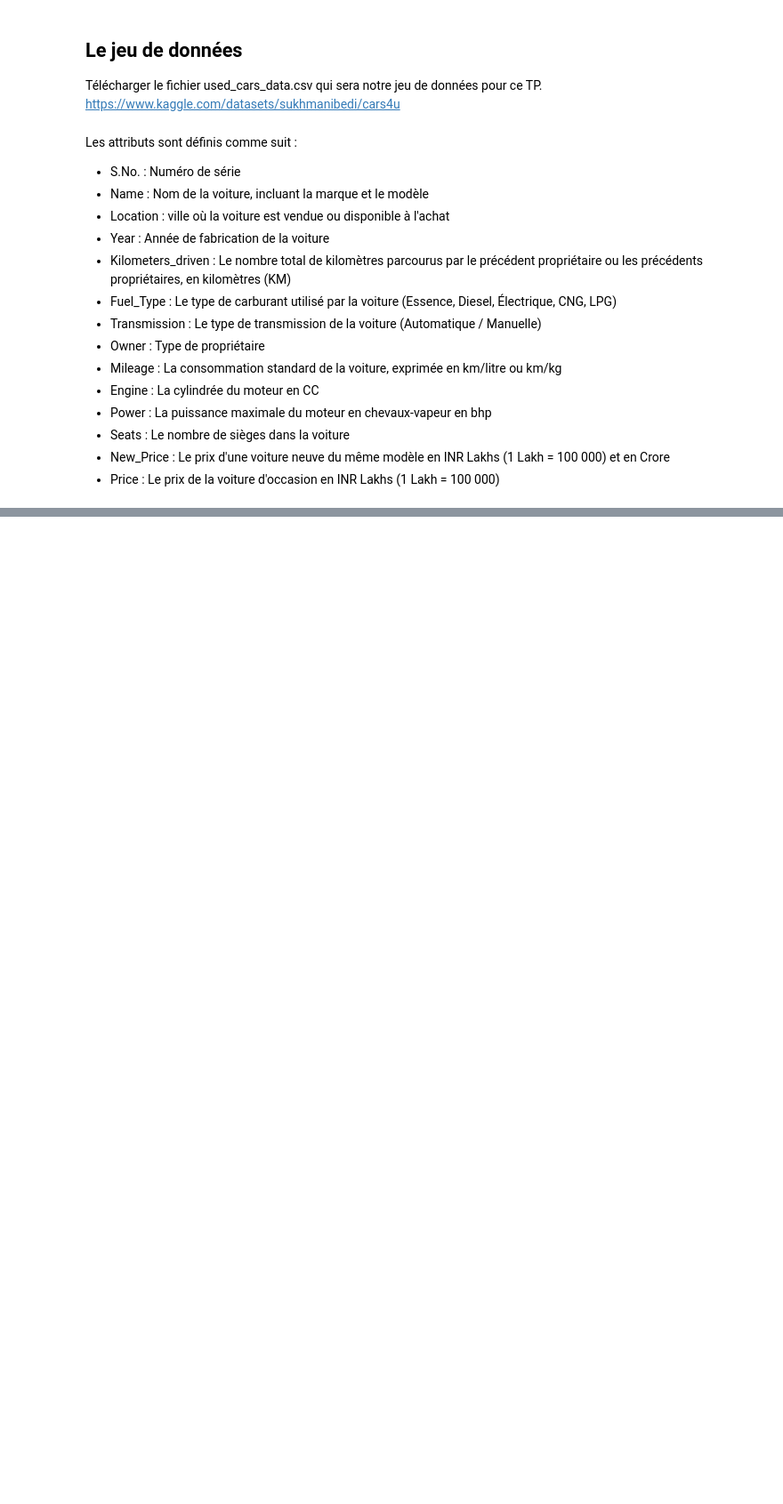
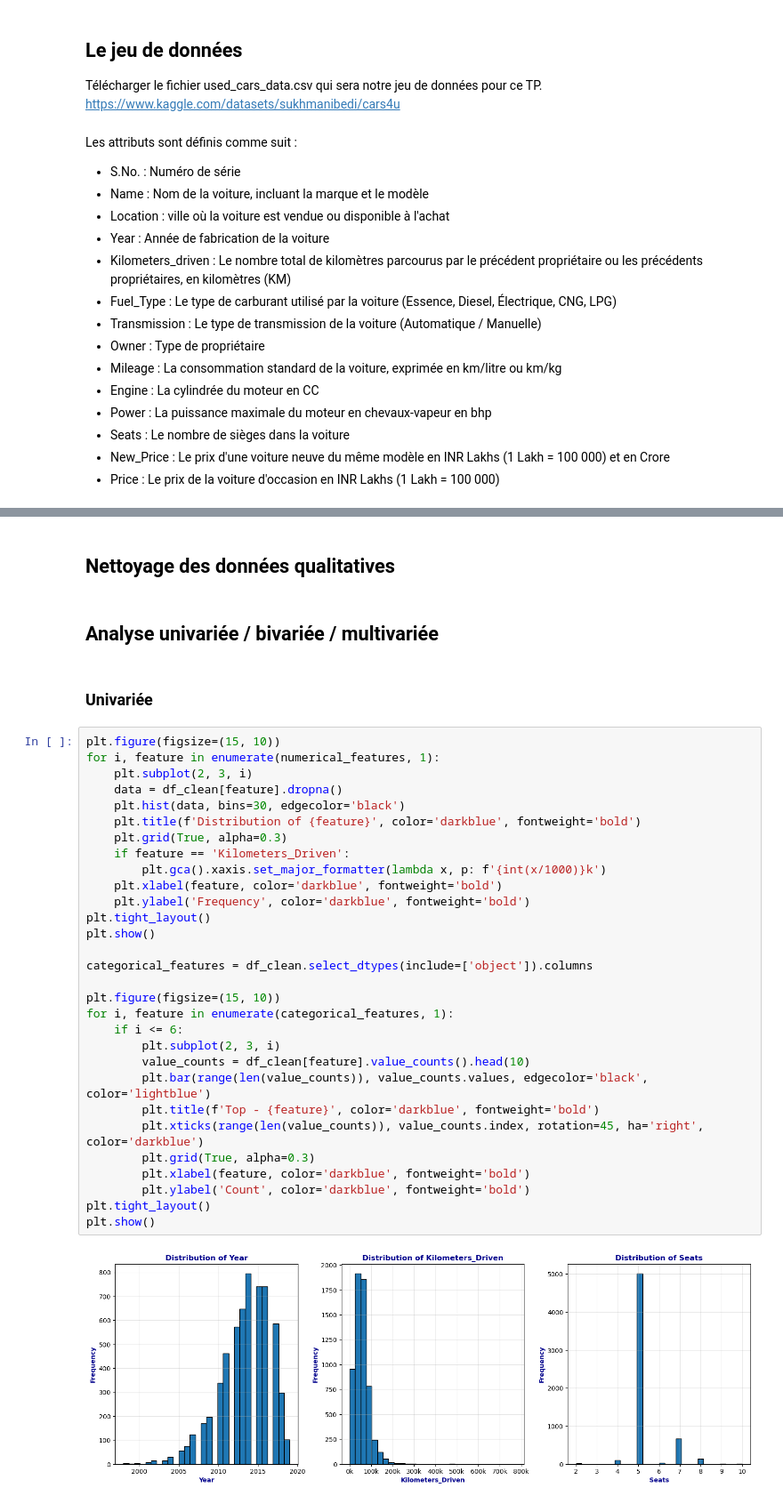
Before and after one commit to Ptitlu42/TP_data_mining, a Jupyter notebook: TP_eda.ipynb, the cells around one changed output, grey strips where cells are left out. Shown at 89% size. Saved outputs shown, nothing was run; the diff lists cells and outputs as text; blank space fills up the shorter version.

```diff
--- a/TP_eda.ipynb
+++ b/TP_eda.ipynb
@@ -86,0 +264,38 @@ Price: 125.2
+# %% [markdown]
+## Nettoyage des données qualitatives
+# %% [markdown]
+## Analyse univariée / bivariée / multivariée
+# %% [markdown]
+### Univariée
+# %%
+plt.figure(figsize=(15, 10))
+for i, feature in enumerate(numerical_features, 1):
+    plt.subplot(2, 3, i)
+    data = df_clean[feature].dropna()
+    plt.hist(data, bins=30, edgecolor='black')
+    plt.title(f'Distribution of {feature}', color='darkblue', fontweight='bold')
+    plt.grid(True, alpha=0.3)
+    if feature == 'Kilometers_Driven':
+        plt.gca().xaxis.set_major_formatter(lambda x, p: f'{int(x/1000)}k')
+    plt.xlabel(feature, color='darkblue', fontweight='bold')
+    plt.ylabel('Frequency', color='darkblue', fontweight='bold')
+plt.tight_layout()
+plt.show()
+
+categorical_features = df_clean.select_dtypes(include=['object']).columns
+
+plt.figure(figsize=(15, 10))
+for i, feature in enumerate(categorical_features, 1):
+    if i <= 6:
+        plt.subplot(2, 3, i)
+        value_counts = df_clean[feature].value_counts().head(10)
+        plt.bar(range(len(value_counts)), value_counts.values, edgecolor='black', color='lightblue')
+        plt.title(f'Top - {feature}', color='darkblue', fontweight='bold')
+        plt.xticks(range(len(value_counts)), value_counts.index, rotation=45, ha='right', color='darkblue')
+        plt.grid(True, alpha=0.3)
+        plt.xlabel(feature, color='darkblue', fontweight='bold')
+        plt.ylabel('Count', color='darkblue', fontweight='bold')
+plt.tight_layout()
+plt.show()
+# %% [output]
+[figure, added]
```
Also changed, not shown: parts of 15 cells of this notebook.
